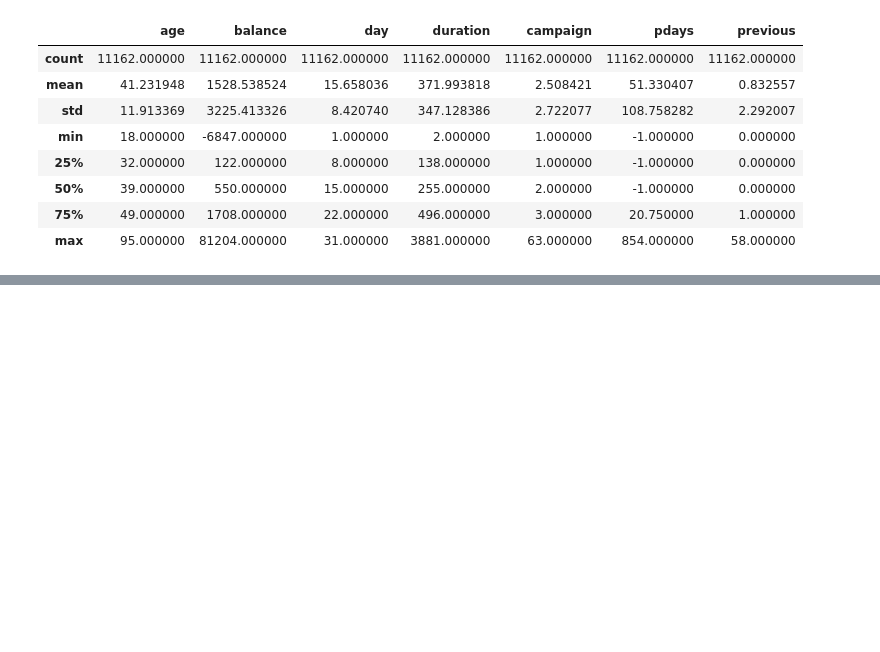
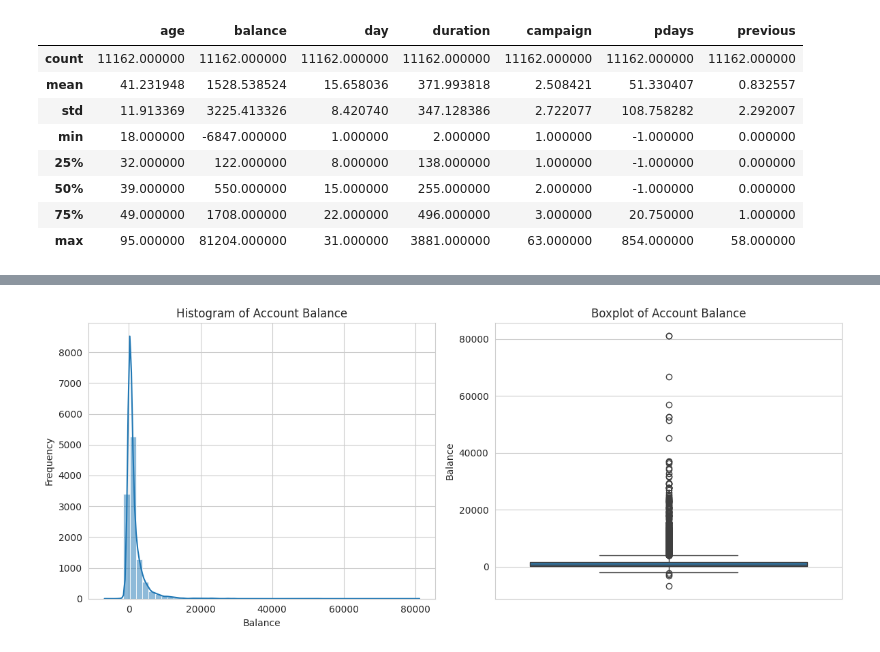
Before and after one commit to fauxriarty/EDA-Project, a Jupyter notebook: 22BDS0179_EDA.ipynb, the cells around one changed output, grey strips where cells are left out. Saved outputs shown, nothing was run; the diff lists cells and outputs as text; code cells hidden in the pictures; blank space fills up the shorter version.

```diff
--- a/22BDS0179_EDA.ipynb
+++ b/22BDS0179_EDA.ipynb
@@ -114,0 +132,80 @@ Summary Statistics:
+# %%
+# univariate (1d) analysis
+from scipy.stats import kurtosis, skew
+
+# detailed analysis of a numerical variable: 'balance'
+print("Detailed 1D Analysis for 'balance'")
+balance_col = df['balance']
+
+# 1. measures of central tendency
+print(f"\nMeasures of Central Tendency for Balance:")
+print(f"  - Mean: {balance_col.mean():.2f}")
+print(f"  - Median: {balance_col.median():.2f}")
+
+# 2. measures of position
+print(f"\nMeasures of Position for Balance:")
+quartiles = balance_col.quantile([0.25, 0.5, 0.75])
+print(f"  - Quartiles (25%, 50%, 75%): {quartiles.values}")
+percentiles = balance_col.quantile([0.1, 0.9])
+print(f"  - Percentiles (10%, 90%): {percentiles.values}")
+
+# 3. measures of dispersion
+print(f"\nMeasures of Dispersion for Balance:")
+print(f"  - Range: {balance_col.max() - balance_col.min()}")
+print(f"  - Interquartile Range (IQR): {quartiles[0.75] - quartiles[0.25]}")
+print(f"  - Standard Deviation: {balance_col.std():.2f}")
+print(f"  - Variance: {balance_col.var():.2f}")
+
+# 4. measures of shape
+print(f"\nMeasures of Shape for Balance:")
+print(f"  - Skewness: {skew(balance_col):.2f}")
+print(f"  - Kurtosis: {kurtosis(balance_col):.2f}")
+
+# 5. frequency distribution and visualization
+print("\nVisualizing Frequency Distribution for Balance:")
+plt.figure(figsize=(12, 5))
+# histogram
+plt.subplot(1, 2, 1)
+sns.histplot(balance_col, bins=50, kde=True)
+plt.title('Histogram of Account Balance')
+plt.xlabel('Balance')
+plt.ylabel('Frequency')
+
+# boxplot to see spread and outliers
+plt.subplot(1, 2, 2)
+sns.boxplot(y=balance_col)
+plt.title('Boxplot of Account Balance')
+plt.ylabel('Balance')
+plt.tight_layout()
+plt.show()
+
+# detailed analysis of a categorical variable: 'job'
+print("\nDetailed 1D Analysis for 'job'")
+job_col = df['job']
+
+# 1. frequency distribution
+print("\nFrequency Distribution of Job Types:")
+job_freq = job_col.value_counts()
+print(job_freq)
+
+# 2. relative frequency distribution
+print("\nRelative Frequency (Proportion) of Job Types:")
+job_rel_freq = job_col.value_counts(normalize=True)
+print(job_rel_freq)
+
+# 3. visualization
+print("\nVisualizing Frequency Distribution for Job:")
+plt.figure(figsize=(12, 10))
+# bar chart for absolute frequency
+plt.subplot(2, 1, 1)
+sns.countplot(y=job_col, order=job_freq.index)
+plt.title('Frequency of Different Job Types')
+plt.xlabel('Count')
+plt.ylabel('Job Type')
+
+# pie chart for relative frequency
+plt.subplot(2, 1, 2)
+job_freq.plot(kind='pie', autopct='%1.1f%%', startangle=90, legend=False)
+plt.title('Proportion of Different Job Types')
+plt
+# %% [output]
@@ -114,0 +229 @@ Summary Statistics:
+[figure, added]
```
Also changed, not shown: parts of 29 cells of this notebook.
